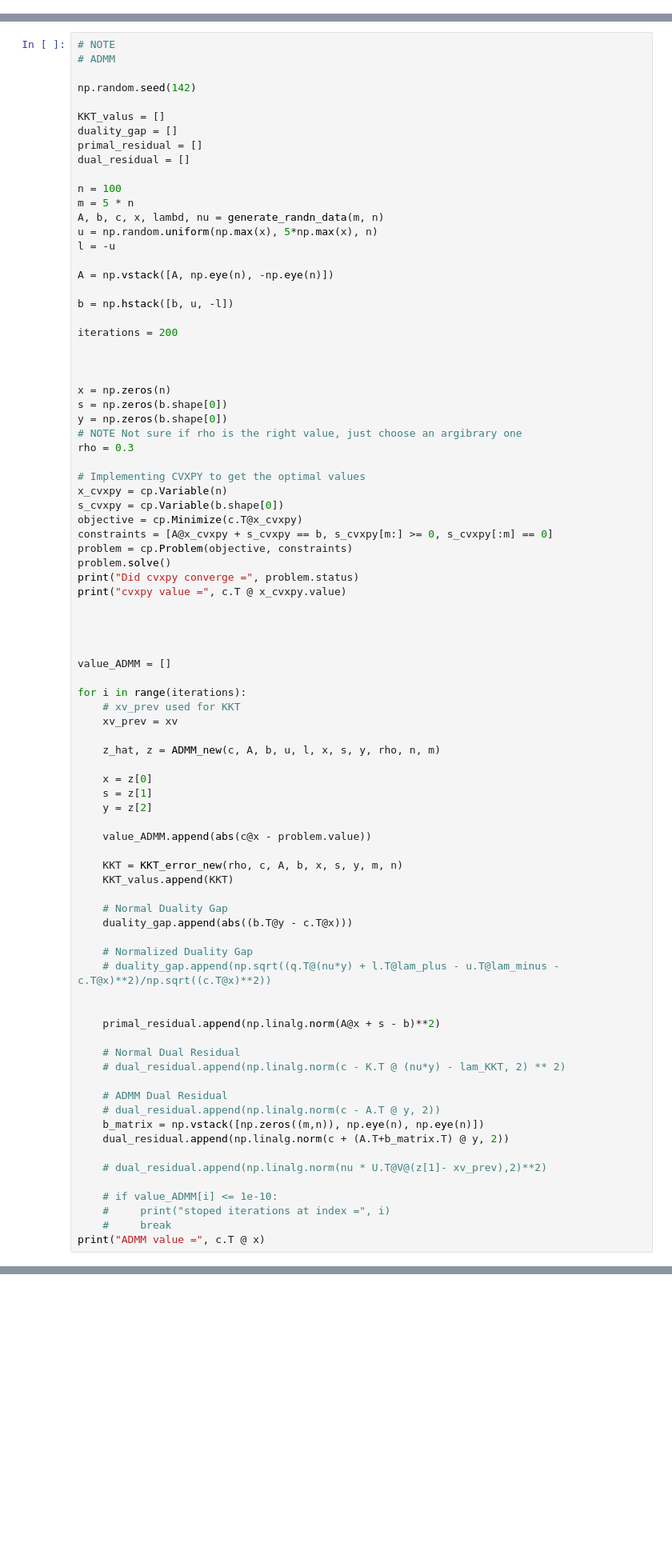
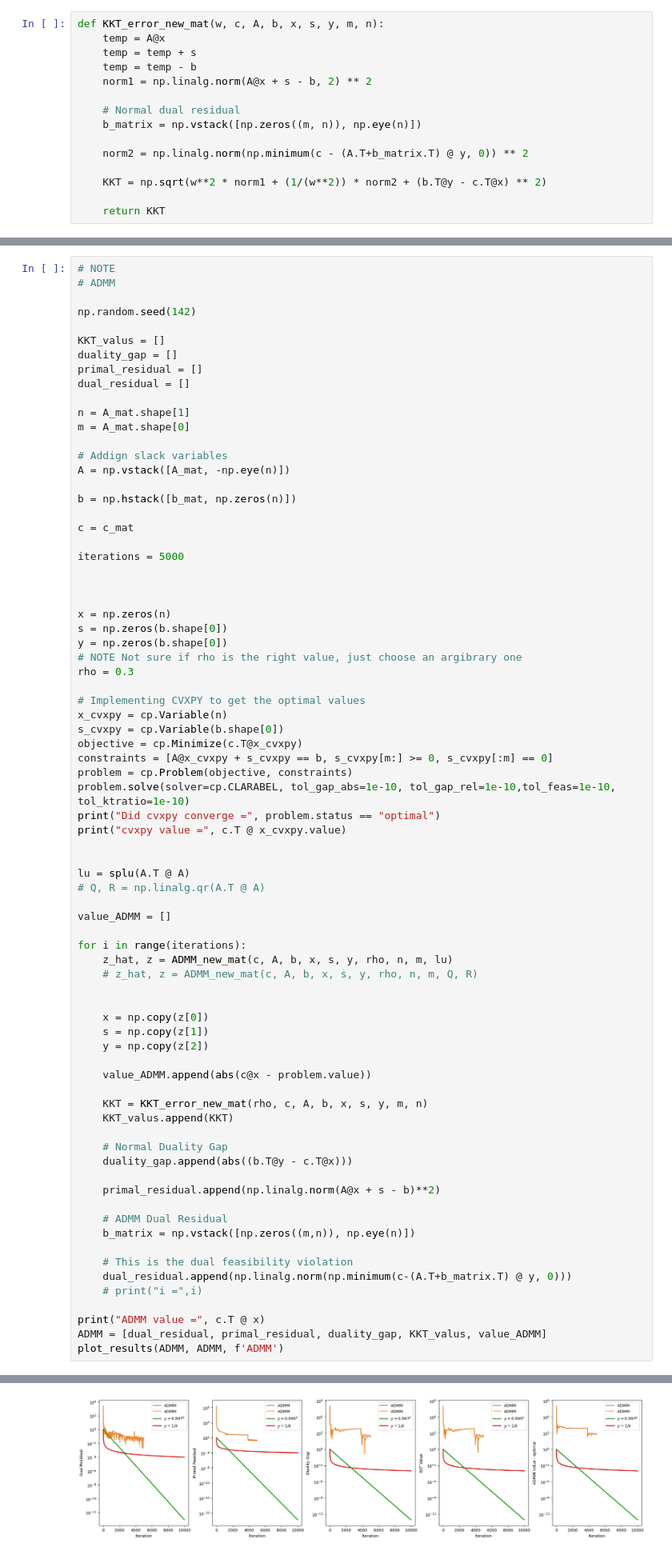
Before and after one commit to lb3825/Thesis, a Jupyter notebook: PDLP.ipynb, the cells around one changed output, grey strips where cells are left out. Shown at 80% size. Cells and saved outputs as stored; diff of their text form; blank space fills up the shorter version.

```diff
--- a/PDLP.ipynb
+++ b/PDLP.ipynb
@@ -349,0 +178,15 @@ ADMM with restarts value = -305.4625445888135
+# %%
+def KKT_error_new_mat(w, c, A, b, x, s, y, m, n):
+    temp = A@x
+    temp = temp + s
+    temp = temp - b
+    norm1 = np.linalg.norm(A@x + s - b, 2) ** 2
+
+    # Normal dual residual
+    b_matrix = np.vstack([np.zeros((m, n)), np.eye(n)])
+
+    norm2 = np.linalg.norm(np.minimum(c - (A.T+b_matrix.T) @ y, 0)) ** 2
+
+    KKT = np.sqrt(w**2 * norm1 + (1/(w**2)) * norm2 + (b.T@y - c.T@x) ** 2)
+
+    return KKT
@@ -655,17 +279,17 @@ duality_gap = []
 primal_residual = []
 dual_residual = []
 
-n = 100
-m = 5 * n
-A, b, c, x, lambd, nu = generate_randn_data(m, n)
-u = np.random.uniform(np.max(x), 5*np.max(x), n)
-l = -u
+n = A_mat.shape[1]
+m = A_mat.shape[0]
 
-A = np.vstack([A, np.eye(n), -np.eye(n)])
+# Addign slack variables
+A = np.vstack([A_mat, -np.eye(n)])
 
-b = np.hstack([b, u, -l])
+b = np.hstack([b_mat, np.zeros(n)])
 
-iterations = 200
+c = c_mat
+
+iterations = 5000
 
 
 
@@ -681,51 +305,43 @@ s_cvxpy = cp.Variable(b.shape[0])
 objective = cp.Minimize(c.T@x_cvxpy)
 constraints = [A@x_cvxpy + s_cvxpy == b, s_cvxpy[m:] >= 0, s_cvxpy[:m] == 0]
 problem = cp.Problem(objective, constraints)
-problem.solve()
-print("Did cvxpy converge =", problem.status)
+problem.solve(solver=cp.CLARABEL, tol_gap_abs=1e-10, tol_gap_rel=1e-10,tol_feas=1e-10, tol_ktratio=1e-10)
+print("Did cvxpy converge =", problem.status == "optimal")
 print("cvxpy value =", c.T @ x_cvxpy.value)
 
 
-
+lu = splu(A.T @ A)
+# Q, R = np.linalg.qr(A.T @ A)
 
 value_ADMM = []
 
 for i in range(iterations):
-    # xv_prev used for KKT
-    xv_prev = xv
+    z_hat, z = ADMM_new_mat(c, A, b, x, s, y, rho, n, m, lu)
+    # z_hat, z = ADMM_new_mat(c, A, b, x, s, y, rho, n, m, Q, R)
 
-    z_hat, z = ADMM_new(c, A, b, u, l, x, s, y, rho, n, m)
 
-    x = z[0]
-    s = z[1]
-    y = z[2]
+    x = np.copy(z[0])
+    s = np.copy(z[1])
+    y = np.copy(z[2])
 
     value_ADMM.append(abs(c@x - problem.value))
 
-    KKT = KKT_error_new(rho, c, A, b, x, s, y, m, n)
+    KKT = KKT_error_new_mat(rho, c, A, b, x, s, y, m, n)
     KKT_valus.append(KKT)
 
     # Normal Duality Gap
     duality_gap.append(abs((b.T@y - c.T@x)))
 
-    # Normalized Duality Gap
-    # duality_gap.append(np.sqrt((q.T@(nu*y) + l.T@lam_plus - u.T@lam_minus - c.T@x)**2)/np.sqrt((c.T@x)**2))
-
-
     primal_residual.append(np.linalg.norm(A@x + s - b)**2)
 
-    # Normal Dual Residual
-    # dual_residual.append(np.linalg.norm(c - K.T @ (nu*y) - lam_KKT, 2) ** 2)
+    # ADMM Dual Residual
+    b_matrix = np.vstack([np.zeros((m,n)), np.eye(n)])
 
-    # ADMM Dual Residual
-    # dual_residual.append(np.linalg.norm(c - A.T @ y, 2))
-    b_matrix = np.vstack([np.zeros((m,n)), np.eye(n), np.eye(n)])
-    dual_residual.append(np.linalg.norm(c + (A.T+b_matrix.T) @ y, 2))
+    # This is the dual feasibility violation
+    dual_residual.append(np.linalg.norm(np.minimum(c-(A.T+b_matrix.T) @ y, 0)))
+    # print("i =",i)
 
-    # dual_residual.append(np.linalg.norm(nu * U.T@V@(z[1]- xv_prev),2)**2)
-
-    # if value_ADMM[i] <= 1e-10:
-    #     print("stoped iterations at index =", i)
-    #     break
 print("ADMM value =", c.T @ x)
+ADMM = [dual_residual, primal_residual, duality_gap, KKT_valus, value_ADMM]
+plot_results(ADMM, ADMM, f'ADMM')
 # %% [output]
@@ -734,0 +351 @@ ADMM value = -305.46254458881344
+[figure, added]
```
Also changed, not shown: parts of 54 cells of this notebook.
